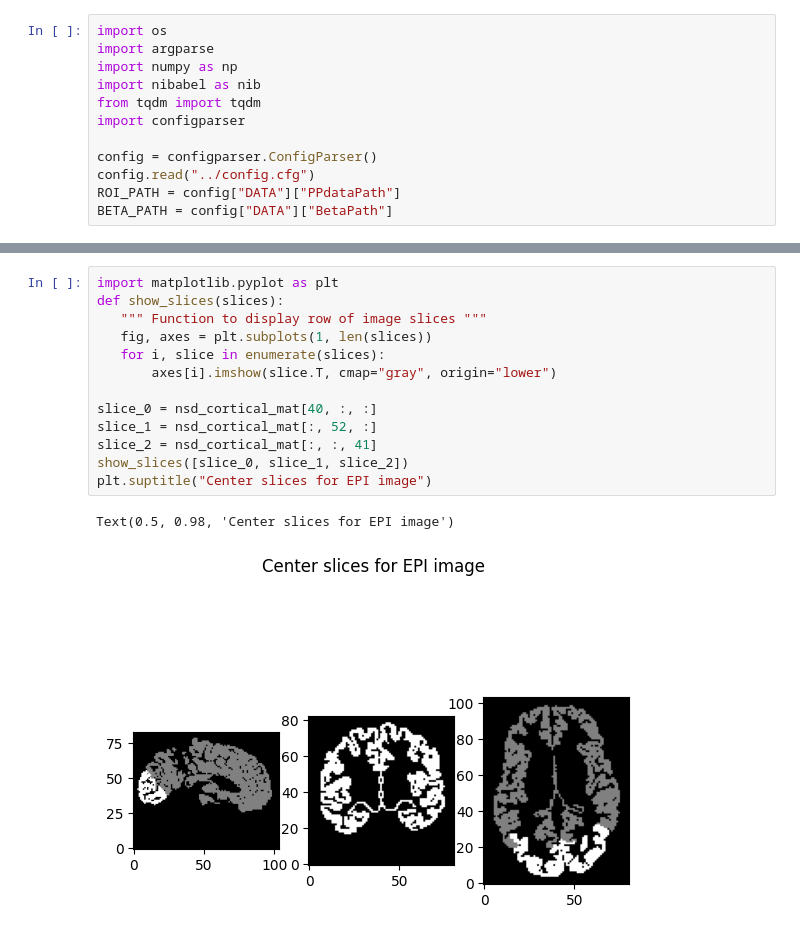
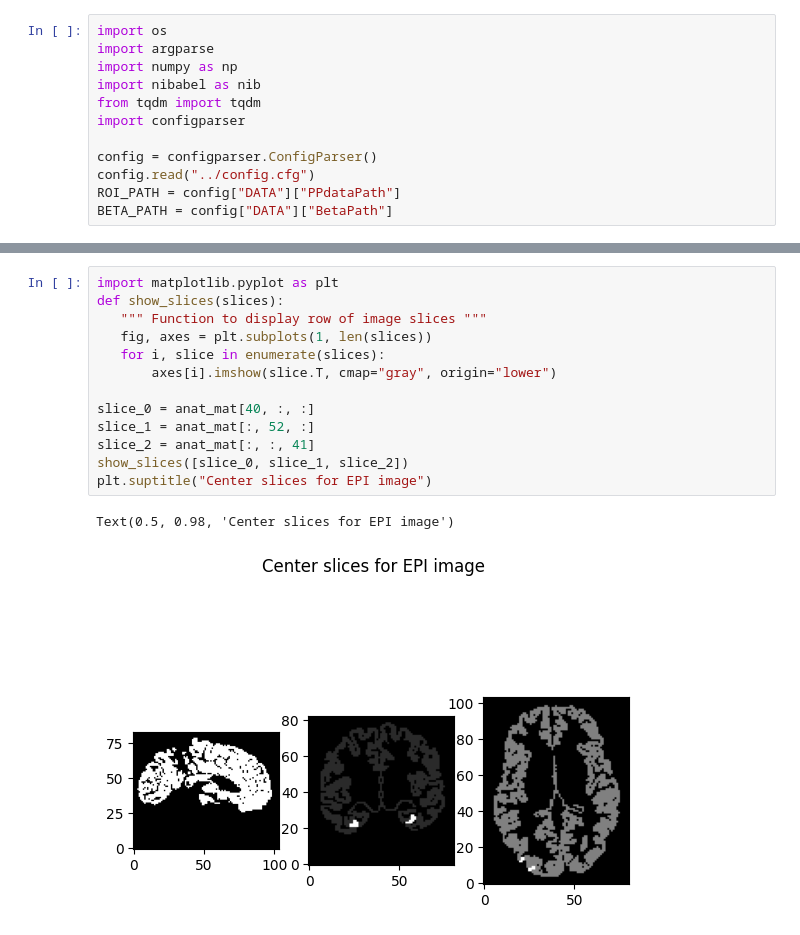
Before and after one commit to 0xLian117/clip2brain, a Jupyter notebook: src/extract_cortical_voxel.ipynb, the cells around one changed output, grey strips where cells are left out. Cells and saved outputs as stored; diff of their text form.

```diff
--- a/src/extract_cortical_voxel.ipynb
+++ b/src/extract_cortical_voxel.ipynb
@@ -30,16 +61,16 @@ nsd_cortical_mat = nsd_general.get_fdata()
 # %%
 import matplotlib.pyplot as plt
 def show_slices(slices):
    """ Function to display row of image slices """
    fig, axes = plt.subplots(1, len(slices))
    for i, slice in enumerate(slices):
        axes[i].imshow(slice.T, cmap="gray", origin="lower")
 
-slice_0 = nsd_cortical_mat[40, :, :]
-slice_1 = nsd_cortical_mat[:, 52, :]
-slice_2 = nsd_cortical_mat[:, :, 41]
+slice_0 = anat_mat[40, :, :]
+slice_1 = anat_mat[:, 52, :]
+slice_2 = anat_mat[:, :, 41]
 show_slices([slice_0, slice_1, slice_2])
 plt.suptitle("Center slices for EPI image")
 # %% [output]
 Text(0.5, 0.98, 'Center slices for EPI image')
-[figure, old version]
+[figure, new version]
```
Also changed, not shown: parts of 8 cells of this notebook.
